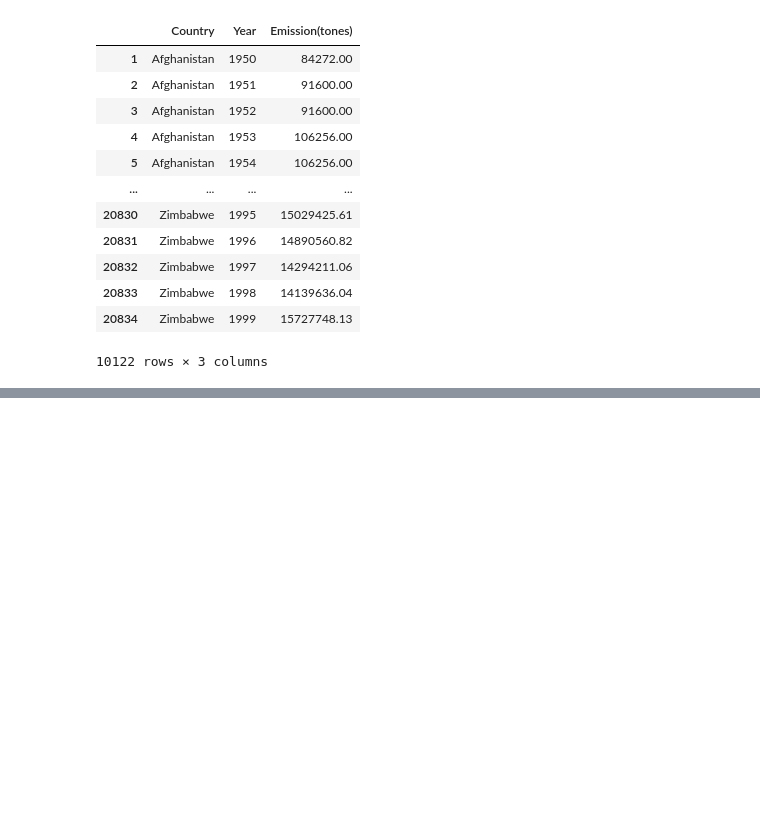
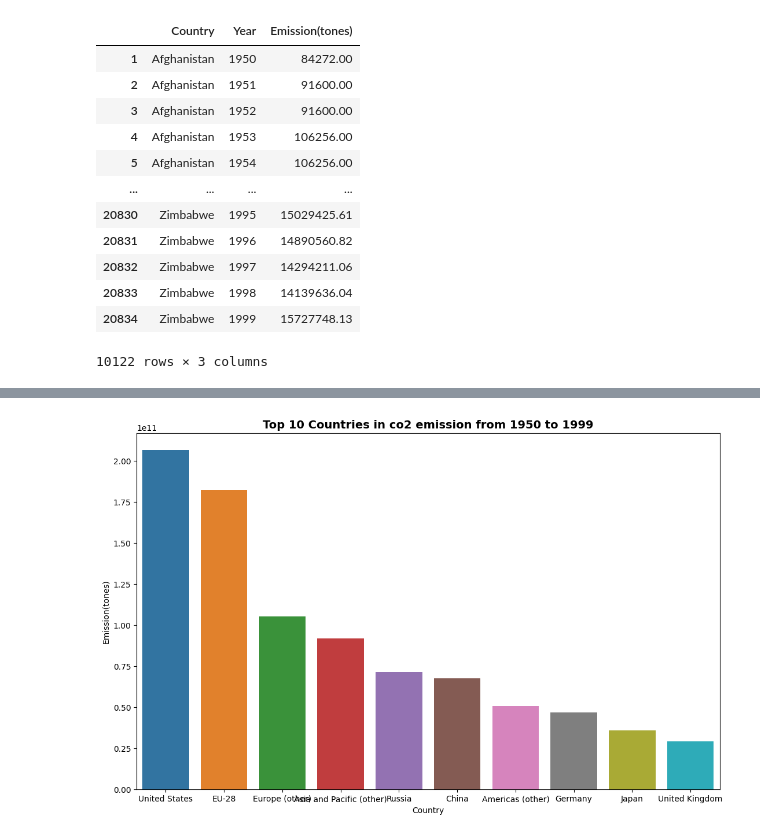
Before and after one commit to abhaygzb15/CO2-Emission-Analysis-and-Prediction, a Jupyter notebook: Emission Analysis/CO2 data analysis.ipynb, the cells around one changed output, grey strips where cells are left out. Drawn from its saved outputs; the diff is of its cells as text; code cells hidden in the pictures; blank space fills up the shorter version.

Commit message:
Plot bar chart for period 1950-1999

```diff
--- a/Emission Analysis/CO2 data analysis.ipynb
+++ b/Emission Analysis/CO2 data analysis.ipynb
@@ -276,0 +291,4 @@ period1
+# %%
+pdf1=pd.DataFrame(period1.groupby(['Country'])['Emission(tones)'].sum().sort_values(ascending=False)[:10])
+pdf1.reset_index(inplace=True)
+pdf1
@@ -276,0 +307,7 @@ period1
+# %%
+plt.figure(figsize=(13,8))
+sns.barplot(x='Country',y='Emission(tones)',data=pdf1)
+plt.title('Top 10 Countries in co2 emission from 1950 to 1999',fontweight='bold',fontsize=14)
+plt.show()
+# %% [output]
+[figure, added]
```
Also changed, not shown: parts of 2 cells of this notebook.
